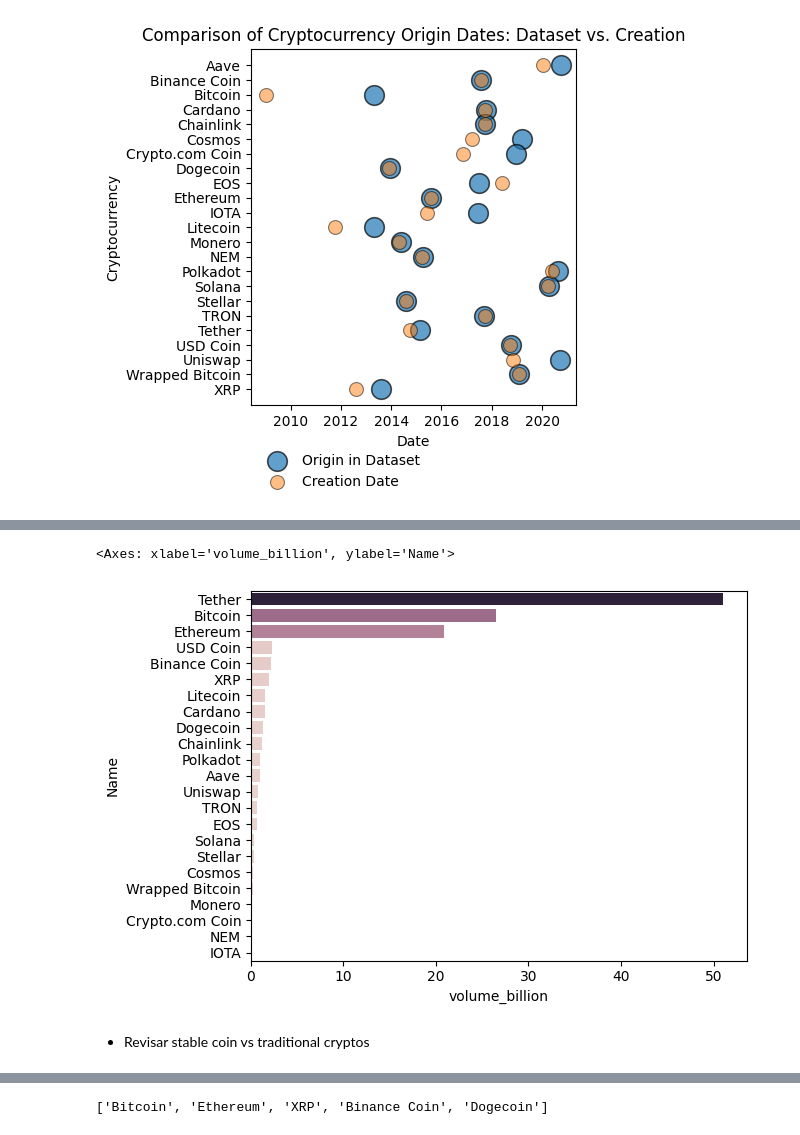
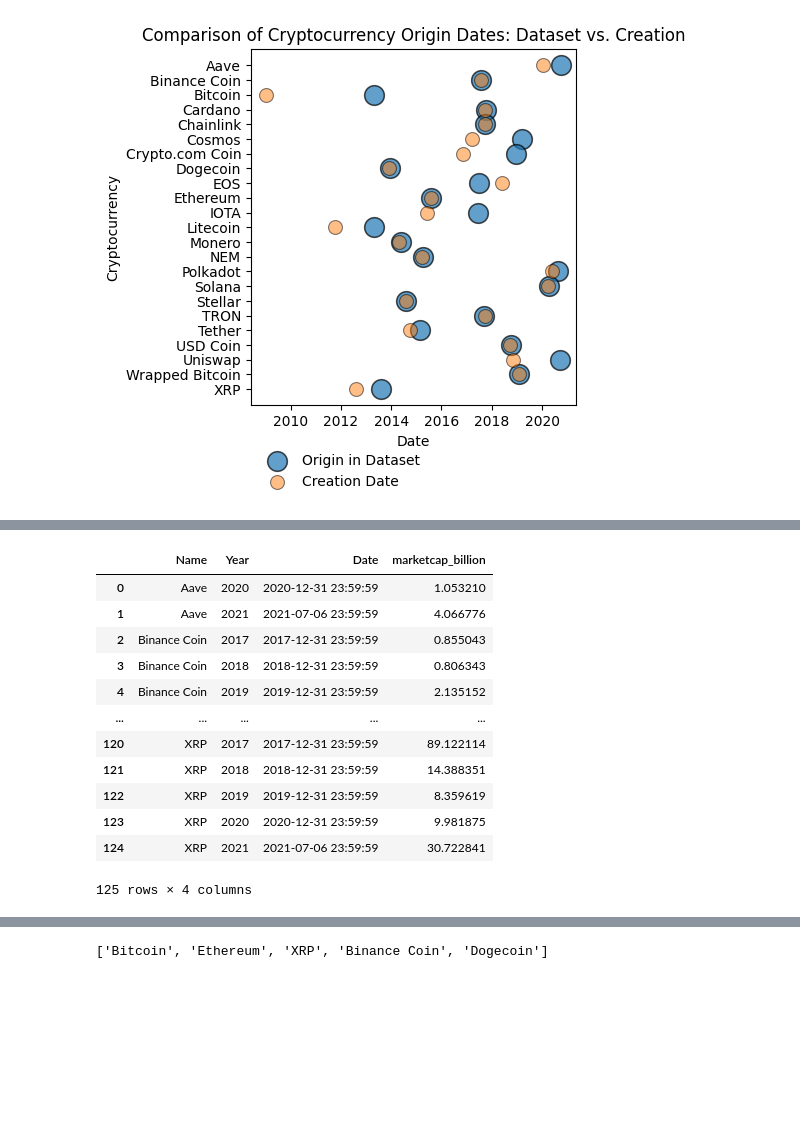
Before and after one commit to alejomaar/Network-Science-for-Data-Analytics, a Jupyter notebook: homework_1/cryptocurrencies.ipynb, the cells around one changed output, grey strips where cells are left out. Saved outputs shown, nothing was run; the diff lists cells and outputs as text; code cells hidden in the pictures; blank space fills up the shorter version.

```diff
--- a/homework_1/cryptocurrencies.ipynb
+++ b/homework_1/cryptocurrencies.ipynb
@@ -238,7 +230,0 @@ sns.catplot(last_day_results.sort_values(by="marketcap_billion", ascending=False
-# %%
-sns.barplot(last_day_results.sort_values(by="volume_billion", ascending=False), y="Name", x="volume_billion", hue="volume_billion", legend=False, errorbar=None, )
-# %% [output]
-<Axes: xlabel='volume_billion', ylabel='Name'>
-[figure, removed]
-# %% [markdown]
-* Revisar stable coin vs traditional cryptos
@@ -244,0 +235,16 @@ sns.barplot(last_day_results.sort_values(by="volume_billion", ascending=False),
+# %%
+max_by_year
+# %% [output]
+|  | Name | Year | Date | marketcap_billion |
+| 0 | Aave | 2020 | 2020-12-31 23:59:59 | 1.053210 |
+| 1 | Aave | 2021 | 2021-07-06 23:59:59 | 4.066776 |
+| 2 | Binance Coin | 2017 | 2017-12-31 23:59:59 | 0.855043 |
+| 3 | Binance Coin | 2018 | 2018-12-31 23:59:59 | 0.806343 |
+| 4 | Binance Coin | 2019 | 2019-12-31 23:59:59 | 2.135152 |
+| ... | ... | ... | ... | ... |
+| 120 | XRP | 2017 | 2017-12-31 23:59:59 | 89.122114 |
+| 121 | XRP | 2018 | 2018-12-31 23:59:59 | 14.388351 |
+| 122 | XRP | 2019 | 2019-12-31 23:59:59 | 8.359619 |
+| 123 | XRP | 2020 | 2020-12-31 23:59:59 | 9.981875 |
+| 124 | XRP | 2021 | 2021-07-06 23:59:59 | 30.722841 |
+125 rows × 4 columns
```
Also changed, not shown: parts of 12 cells of this notebook.
